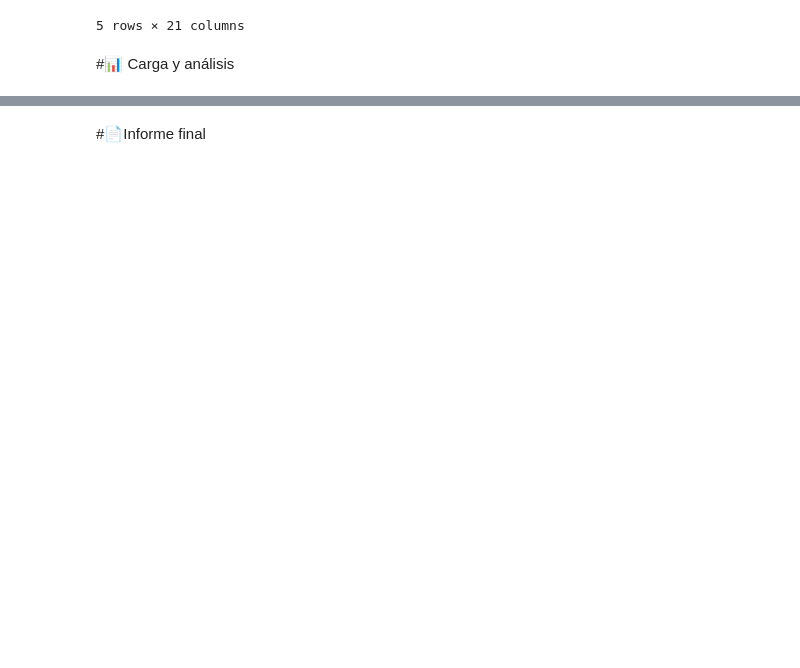
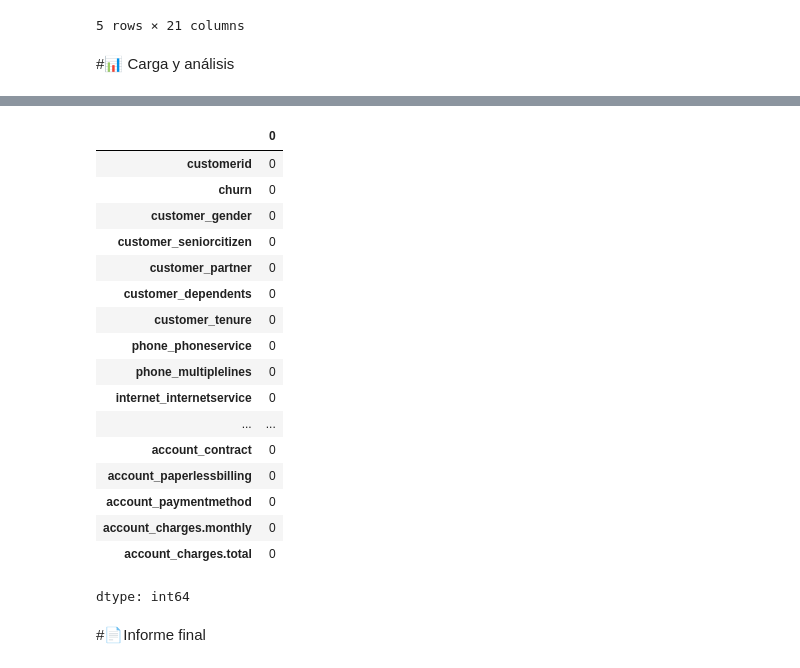
Before and after one commit to VicM678/TelecomX_LATAM, a Jupyter notebook: TelecomX_LATAM.ipynb, the cells around one changed output, grey strips where cells are left out. Drawn from its saved outputs; the diff is of its cells as text; code cells hidden in the pictures; blank space fills up the shorter version.

```diff
--- a/TelecomX_LATAM.ipynb
+++ b/TelecomX_LATAM.ipynb
@@ -163,0 +180,2 @@ df_limpiar_datos.head()
+# %%
+df_eliminar_nulos = df_limpiar_datos.copy()
@@ -163,0 +192,2 @@ df_limpiar_datos.head()
+# %%
+df_eliminar_nulos = df_eliminar_nulos.query(' & '.join([f'`{col}` == `{col}`' for col in df.columns]))
@@ -164,2 +284,23 @@ df_limpiar_datos.head()
+# %%
+df_eliminar_nulos.isnull().sum().sort_values(ascending=False)
+# %% [output]
+|  | 0 |
+| customerid | 0 |
+| churn | 0 |
+| customer_gender | 0 |
+| customer_seniorcitizen | 0 |
+| customer_partner | 0 |
+| customer_dependents | 0 |
+| customer_tenure | 0 |
+| phone_phoneservice | 0 |
+| phone_multiplelines | 0 |
+| internet_internetservice | 0 |
+| ... | ... |
+| account_contract | 0 |
+| account_paperlessbilling | 0 |
+| account_paymentmethod | 0 |
+| account_charges.monthly | 0 |
+| account_charges.total | 0 |
+dtype: int64
 # %% [markdown]
 #📄Informe final
```
Also changed, not shown: parts of 10 cells of this notebook.
